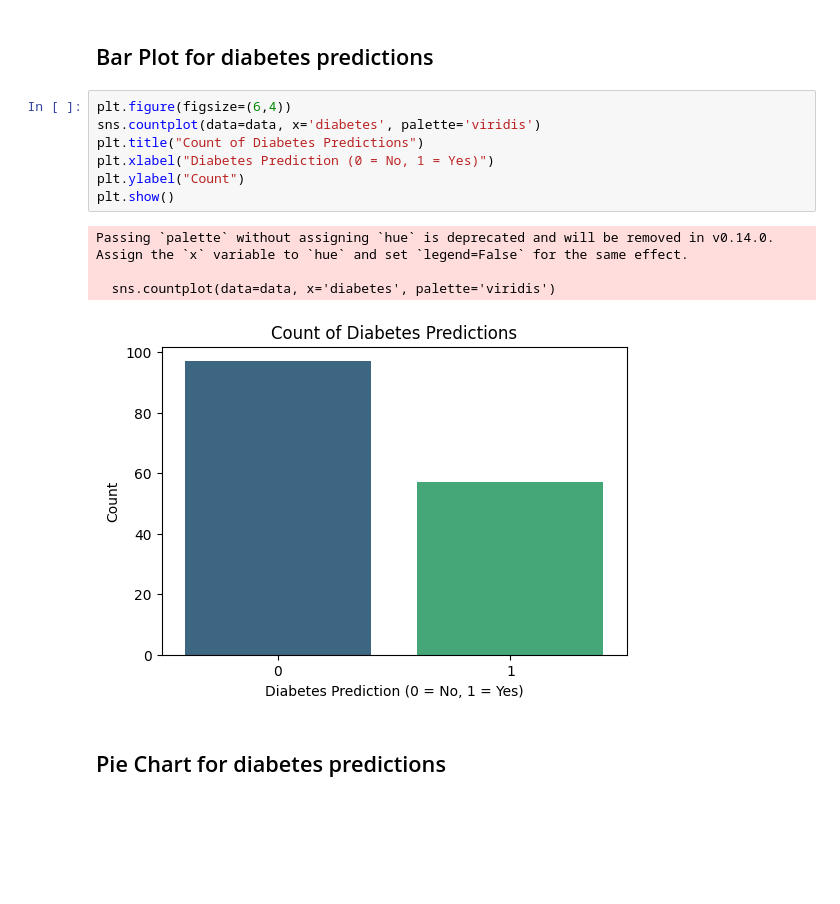
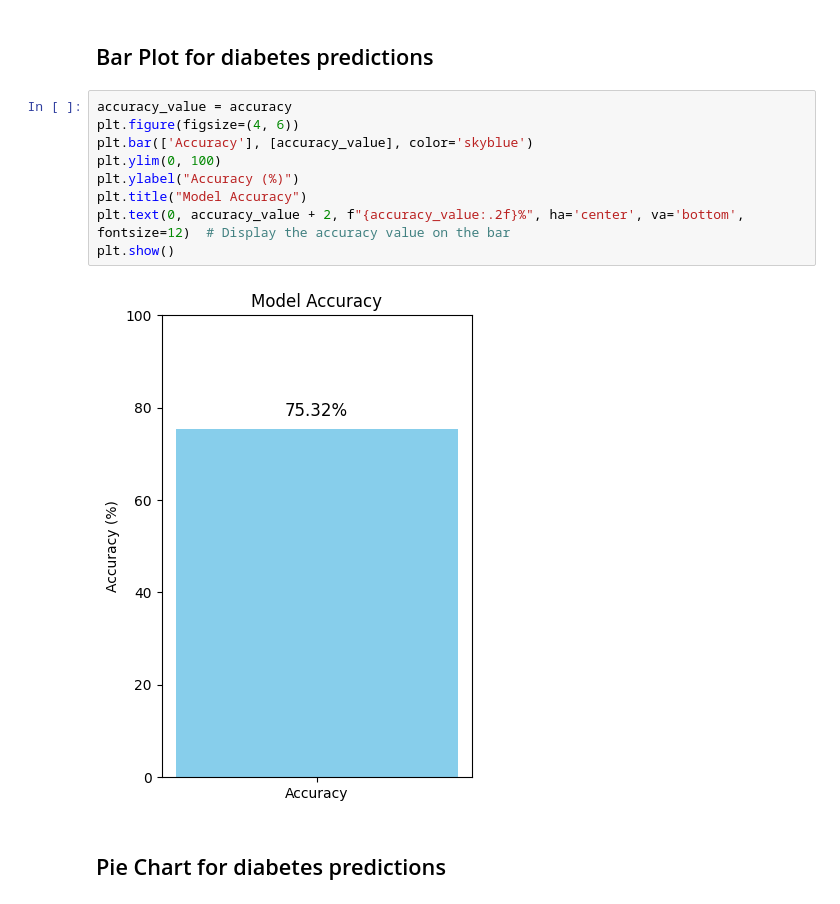
Before and after one commit to Mahesh-ch06/AIML_Code-A-Thon, a Jupyter notebook: DAY_3.ipynb, the cells around one changed output. Saved outputs shown, nothing was run; the diff lists cells and outputs as text; blank space fills up the shorter version.

```diff
--- a/DAY_3.ipynb
+++ b/DAY_3.ipynb
@@ -340,18 +339,17 @@ data['diabetes'].plot(kind='line', figsize=(8, 4), title='diabetes')
 plt.gca().spines[['top', 'right']].set_visible(False)
 # %% [markdown]
 ## Bar Plot for diabetes predictions
-# %%
-plt.figure(figsize=(6,4))
-sns.countplot(data=data, x='diabetes', palette='viridis')
-plt.title("Count of Diabetes Predictions")
-plt.xlabel("Diabetes Prediction (0 = No, 1 = Yes)")
-plt.ylabel("Count")
-plt.show()
-# %% [output]
-Passing `palette` without assigning `hue` is deprecated and will be removed in v0.14.0. Assign the `x` variable to `hue` and set `legend=False` for the same effect.
-
-  sns.countplot(data=data, x='diabetes', palette='viridis')
-[figure, removed]
+# %%
+accuracy_value = accuracy
+plt.figure(figsize=(4, 6))
+plt.bar(['Accuracy'], [accuracy_value], color='skyblue')
+plt.ylim(0, 100)
+plt.ylabel("Accuracy (%)")
+plt.title("Model Accuracy")
+plt.text(0, accuracy_value + 2, f"{accuracy_value:.2f}%", ha='center', va='bottom', fontsize=12)  # Display the accuracy value on the bar
+plt.show()
+# %% [output]
+[figure, added]
 # %% [markdown]
 ## Pie Chart for diabetes predictions
 # %%
```
Also changed, not shown: parts of 2 cells of this notebook.
